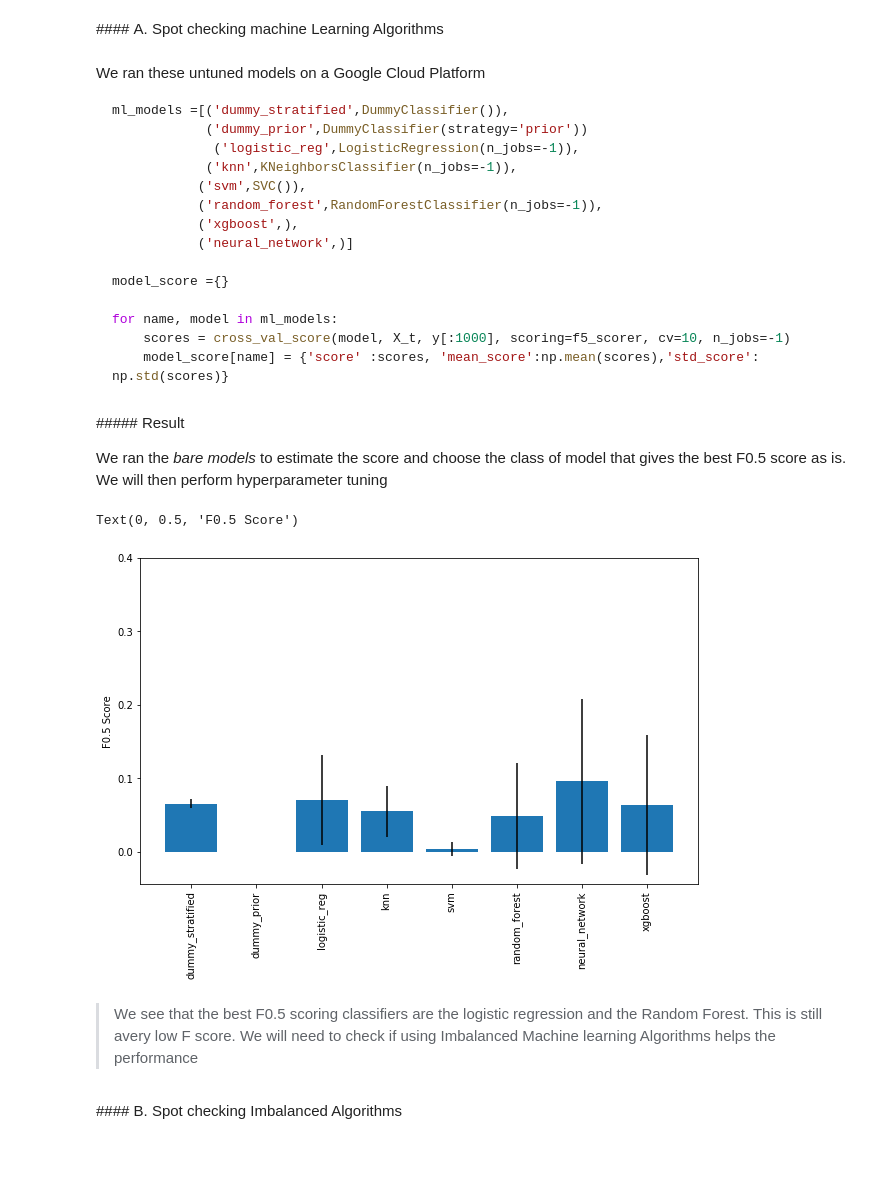
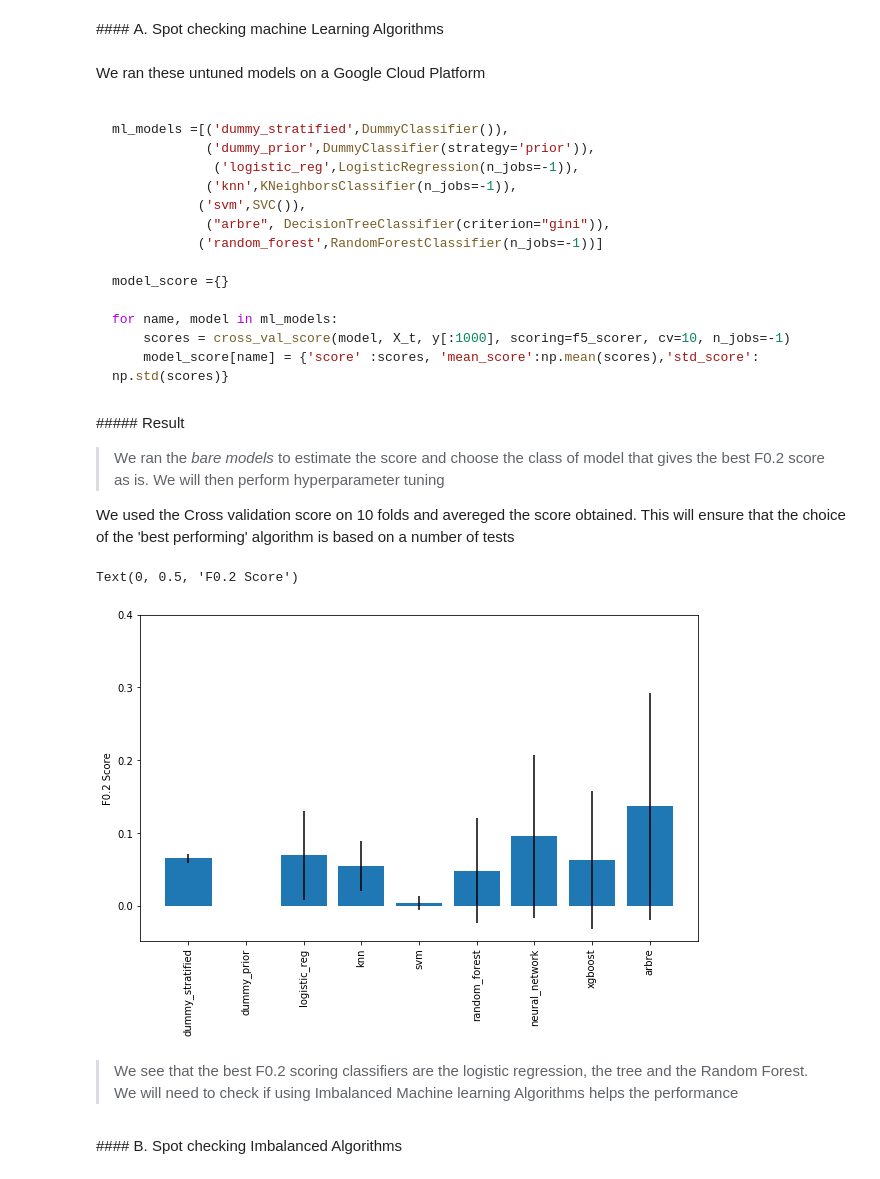
Before and after one commit to AmineDiro/Hotel-Bookings, a Jupyter notebook: TP2- Part 2 .ipynb, the cells around one changed output. Cells and saved outputs as stored; diff of their text form; code cells hidden in the pictures.

````diff
--- a/TP2- Part 2 .ipynb
+++ b/TP2- Part 2 .ipynb
@@ -296,14 +287,14 @@ f5_scorer = make_scorer(fbeta_score, beta=0.5)
 # %% [markdown]
 We ran these untuned models on a Google Cloud Platform
 ```python
+
 ml_models =[('dummy_stratified',DummyClassifier()),
-            ('dummy_prior',DummyClassifier(strategy='prior'))
+            ('dummy_prior',DummyClassifier(strategy='prior')),
              ('logistic_reg',LogisticRegression(n_jobs=-1)),
             ('knn',KNeighborsClassifier(n_jobs=-1)),
            ('svm',SVC()),
-           ('random_forest',RandomForestClassifier(n_jobs=-1)),
-           ('xgboost',),
-           ('neural_network',)]
+            ("arbre", DecisionTreeClassifier(criterion="gini")),
+           ('random_forest',RandomForestClassifier(n_jobs=-1))]
 
 model_score ={}
 
@@ -314,11 +305,16 @@ for name, model in ml_models:
 # %% [markdown]
 ##### Result
 
-We ran the *bare models* to estimate the score and choose the class of model that gives the best F0.5 score as is. We will then perform hyperparameter tuning
+> We ran the *bare models* to estimate the score and choose the class of model that gives the best F0.2 score as is. We will then perform hyperparameter tuning
+
+
+We used the Cross validation score on 10 folds and avereged the score obtained. This will ensure that the choice of the 'best performing' algorithm is based on a number of tests
 # %%
-res =pd.read_csv('spot_check_result.csv',index_col=0)
-res2  =pd.read_csv('spot_check_result2.csv',index_col=0)
-res =pd.concat([res, res2], axis=1)
+res =pd.read_csv('Results/spot_check_result.csv',index_col=0)
+res2  =pd.read_csv('Results/spot_check_result2.csv',index_col=0)
+res3  =pd.read_csv('Results/spot_check_arbre.csv',index_col=0)
+
+res =pd.concat([res, res2,res3], axis=1)
 
 
 res = res.drop('score')
@@ -326,16 +322,16 @@ res =res.astype('float')
 # %%
 ind = np.arange(res.loc['mean_score'].shape[0])
 plt.figure(figsize=(10, 6))
 
 plt.bar(ind,height=res.loc['mean_score'].values,yerr=res.loc['std_score'])
 plt.xticks(ind, list(res.columns),rotation='vertical')
 plt.yticks(np.arange(0, 0.5, 0.1))
-plt.ylabel('F0.5 Score')
+plt.ylabel('F0.2 Score')
 # %% [output]
-Text(0, 0.5, 'F0.5 Score')
+Text(0, 0.5, 'F0.2 Score')
-[figure, old version]
+[figure, new version]
 # %% [markdown]
-> We see that the best F0.5 scoring classifiers are the logistic regression and the Random Forest. This is still avery low F score.
+> We see that the best F0.2 scoring classifiers are the logistic regression, the tree and the Random Forest.
 We will need to check if using Imbalanced Machine learning Algorithms helps the performance
 # %% [markdown]
 #### B. Spot checking Imbalanced Algorithms
````
Also changed, not shown: parts of 46 cells of this notebook, 5 other files.
